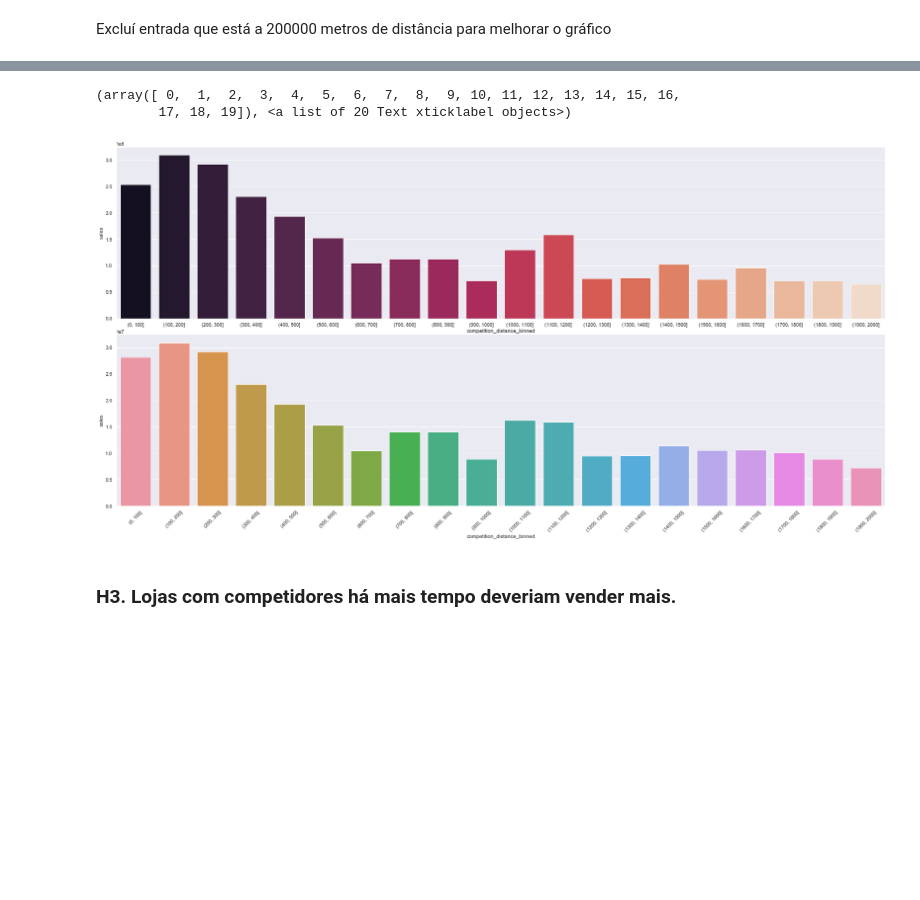
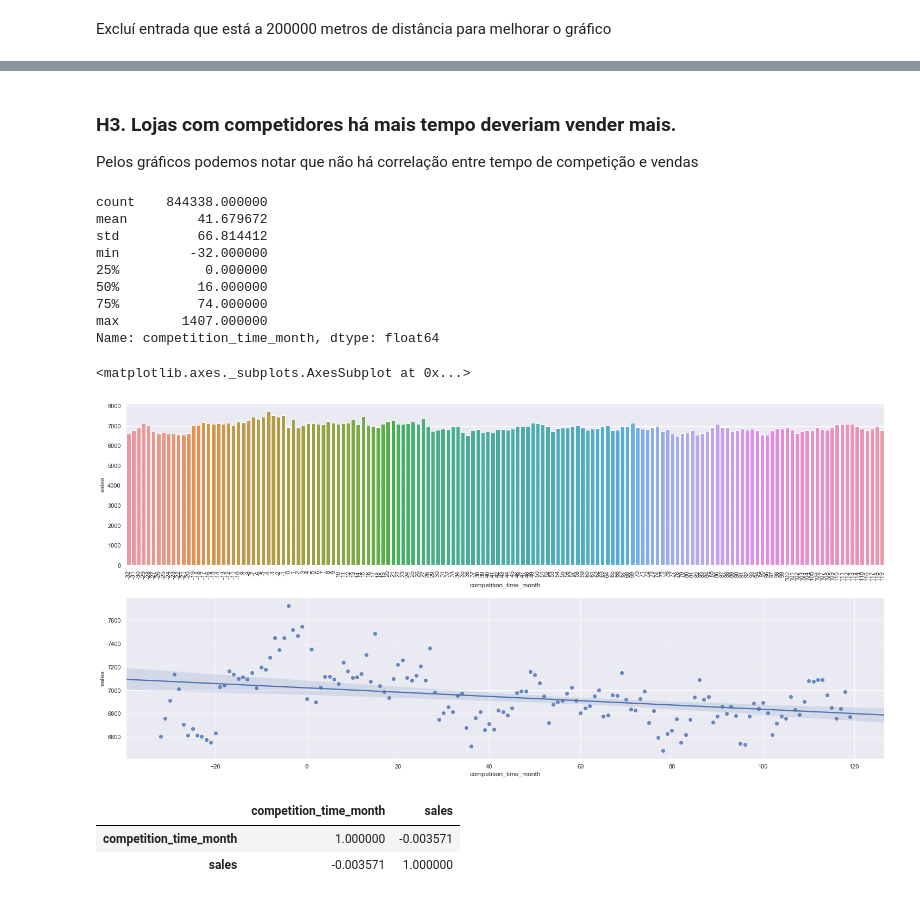
Before and after one commit to igordesouza/ds-em-producao, a Jupyter notebook: m04_v01_store_sales_prediction-Copy1.ipynb, the cells around one changed output, grey strips where cells are left out. Drawn from its saved outputs; the diff is of its cells as text; code cells hidden in the pictures; blank space fills up the shorter version.

```diff
--- a/m04_v01_store_sales_prediction-Copy1.ipynb
+++ b/m04_v01_store_sales_prediction-Copy1.ipynb
@@ -1075,20 +971,34 @@ Name: competition_distance_binned, dtype: int64
+# %% [markdown]
+### H3. Lojas com competidores há mais tempo deveriam vender mais.
+Pelos gráficos podemos notar que não há correlação entre tempo de competição e vendas
+# %%
+df4.competition_time_month.describe()
+# %% [output]
+count    844338.000000
+mean         41.679672
+std          66.814412
+min         -32.000000
+25%           0.000000
+50%          16.000000
+75%          74.000000
+max        1407.000000
+Name: competition_time_month, dtype: float64
 # %%
-#define subplots
-fig, ax = plt.subplots(2, 1)
-fig.tight_layout()
+fig, ax = plt.subplots(2,1)
 
-#display subplots
-# plt.show()
+aux1 = df4.loc[df4.competition_time_month<120 ,['competition_time_month','sales']].groupby('competition_time_month').mean().reset_index()
 
-#subplot(2,1,1)
-sns.barplot(x='competition_distance_binned',y='sales',data=aux2,palette='rocket', ax = ax[0] )
-plt.xticks(rotation=45)
-#subplot(2,1,2)
-sns.barplot(x='competition_distance_binned',y='sales',data=aux3, ax = ax[1])
-plt.xticks(rotation=45)
+sns.barplot(x='competition_time_month', y='sales', data=aux1, ax=ax[0])
+#plt.xticks(rotation=90);
+ax[0].tick_params('x', rotation=90)
+
+sns.regplot(x='competition_time_month', y='sales', data=aux1, ax=ax[1])
 # %% [output]
-(array([ 0,  1,  2,  3,  4,  5,  6,  7,  8,  9, 10, 11, 12, 13, 14, 15, 16,
-        17, 18, 19]), <a list of 20 Text xticklabel objects>)
+<matplotlib.axes._subplots.AxesSubplot at 0x...>
-[figure, old version]
+[figure, new version]
-# %% [markdown]
-### H3. Lojas com competidores há mais tempo deveriam vender mais.
+# %%
+df4[['competition_time_month','sales']].corr()
+# %% [output]
+|  | competition_time_month | sales |
+| competition_time_month | 1.000000 | -0.003571 |
+| sales | -0.003571 | 1.000000 |
```
Also changed, not shown: parts of 14 cells of this notebook.
